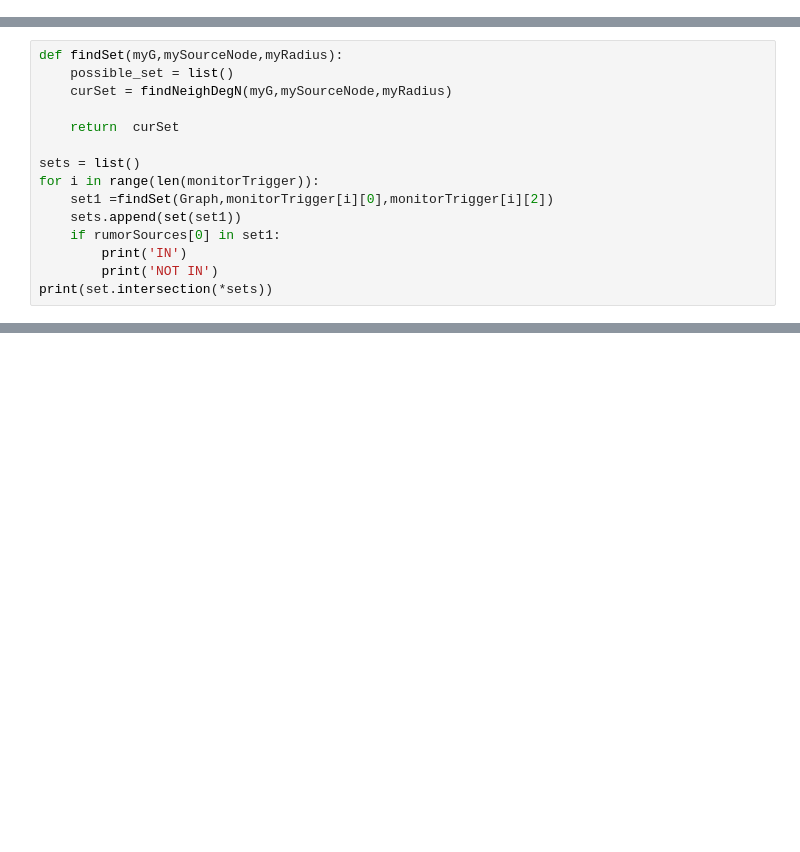
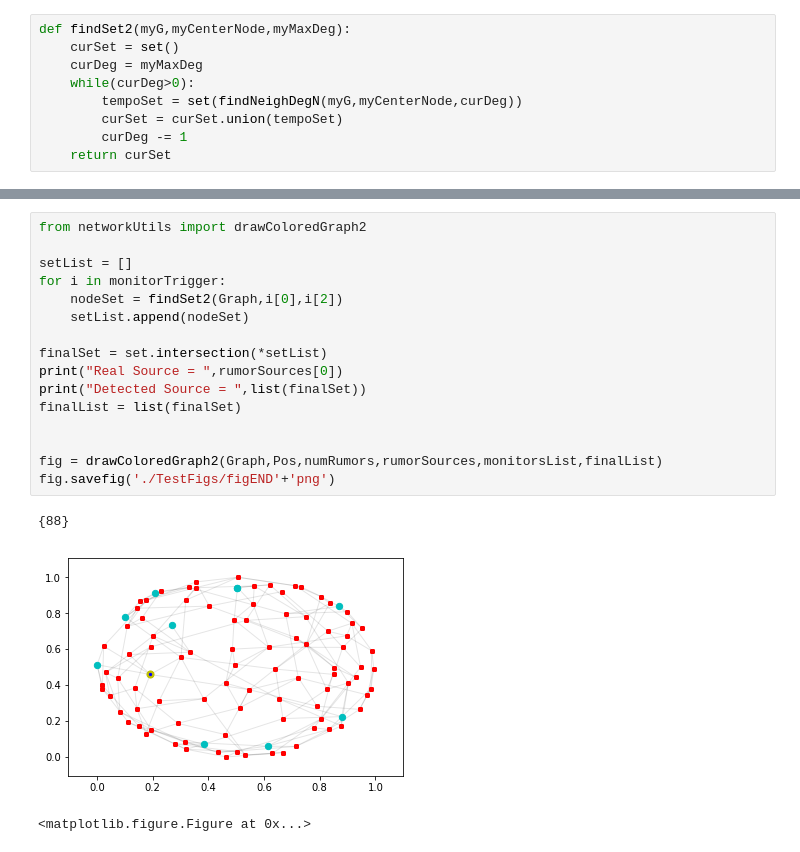
Before and after one commit to N0ciple/MSc-Project, a Jupyter notebook: Test-other.ipynb, the cells around one changed output, grey strips where cells are left out. Cells and saved outputs as stored; diff of their text form; blank space fills up the shorter version.

```diff
--- a/Test-other.ipynb
+++ b/Test-other.ipynb
@@ -3,3 +6,12 @@ from simulation import *
+# %%
+def findSet2(myG,myCenterNode,myMaxDeg):
+    curSet = set()
+    curDeg = myMaxDeg
+    while(curDeg>0):
+        tempoSet = set(findNeighDegN(myG,myCenterNode,curDeg))
+        curSet = curSet.union(tempoSet)
+        curDeg -= 1
+    return curSet
 # %%
 figureList = list()
 # Parameters definition
@@ -69,15 +79,0 @@ Starting infection
-# %%
-def findSet(myG,mySourceNode,myRadius):
-    possible_set = list()
-    curSet = findNeighDegN(myG,mySourceNode,myRadius)
-
-    return  curSet
-
-sets = list()
-for i in range(len(monitorTrigger)):
-    set1 =findSet(Graph,monitorTrigger[i][0],monitorTrigger[i][2])
-    sets.append(set(set1))
-    if rumorSources[0] in set1:
-        print('IN')
-        print('NOT IN')
-print(set.intersection(*sets))
@@ -99,0 +114,20 @@ print(rumorSources)
+# %%
+from networkUtils import drawColoredGraph2
+
+setList = []
+for i in monitorTrigger:
+    nodeSet = findSet2(Graph,i[0],i[2])
+    setList.append(nodeSet)
+
+finalSet = set.intersection(*setList)
+print("Real Source = ",rumorSources[0])
+print("Detected Source = ",list(finalSet))
+finalList = list(finalSet)
+
+
+fig = drawColoredGraph2(Graph,Pos,numRumors,rumorSources,monitorsList,finalList)
+fig.savefig('./TestFigs/figEND'+'png')
+# %% [output]
+{88}
+[figure, added]
+<matplotlib.figure.Figure at 0x...>
```
Also changed, not shown: parts of 7 cells of this notebook, 20 other files.
